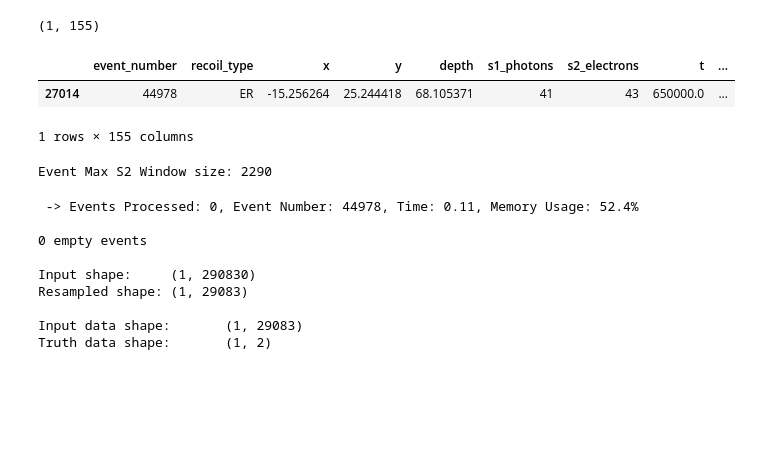
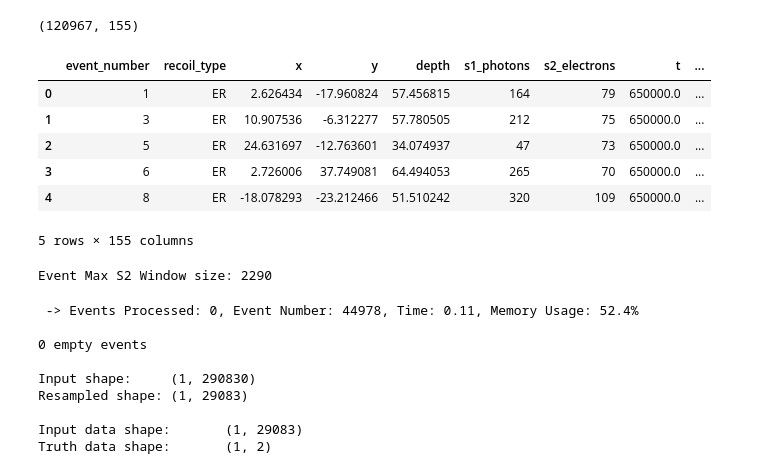
Before and after one commit to dbarg/pax_reconstruction, a Jupyter notebook: xy_s2waveforms/xy_S2waveforms_dnn_train_data.ipynb, the cells around one changed output. Drawn from its saved outputs; the diff is of its cells as text; code cells hidden in the pictures; blank space fills up the shorter version.

```diff
--- a/xy_s2waveforms/xy_S2waveforms_dnn_train_data.ipynb
+++ b/xy_s2waveforms/xy_S2waveforms_dnn_train_data.ipynb
@@ -41,40 +41,49 @@ input_path = input_dir + input_file
 ####################################################################################################
 ####################################################################################################
 
 cols = [
     'event_number',
     'event_s2_count',
     'event_s2_length',
     'event_s2_left',
     'event_s2_right',
     'intr_count',
     'x',
     'y',
     'intr_x',
     'intr_y']
 
-df_events, s2_window_max = getEventsDataFrame(input_path)
-df_events                = df_events[df_events['intr_count'] == 1].reset_index(drop=True)
-df_events                = df_events[0:nEventsTrain][:]
-#df_events                = df_events[:][cols]
+
+df_events     = pd.read_pickle(input_path)
+df_events     = df_events[df_events['intr_count'] == 1].reset_index(drop=True)
+s2_window_max = np.amax(df_events['event_s2_length'].as_matrix()  )
+
+#df_events, s2_window_max = getEventsDataFrame(input_path)
+#df_events                = df_events[df_events['intr_count'] == 1].reset_index(drop=True)
+#df_events                = df_events[0:nEventsTrain][:]
+##df_events                = df_events[:][cols]
 
 
 
 
 ####################################################################################################
 ####################################################################################################
 
 print(df_events.shape)
 display(df_events[0:5][:])
 
 print()
 print("Event Max S2 Window size: " + str(s2_window_max))
 print()
 # %% [output]
-(1, 155)
+(120967, 155)
 |  | event_number | recoil_type | x | y | depth | s1_photons | s2_electrons | t | ... |
-| 27014 | 44978 | ER | -15.256264 | 25.244418 | 68.105371 | 41 | 43 | 650000.0 | ... |
+| 0 | 1 | ER | 2.626434 | -17.960824 | 57.456815 | 164 | 79 | 650000.0 | ... |
+| 1 | 3 | ER | 10.907536 | -6.312277 | 57.780505 | 212 | 75 | 650000.0 | ... |
+| 2 | 5 | ER | 24.631697 | -12.763601 | 34.074937 | 47 | 73 | 650000.0 | ... |
+| 3 | 6 | ER | 2.726006 | 37.749081 | 64.494053 | 265 | 70 | 650000.0 | ... |
+| 4 | 8 | ER | -18.078293 | -23.212466 | 51.510242 | 320 | 109 | 650000.0 | ... |
-1 rows × 155 columns
+5 rows × 155 columns
 Event Max S2 Window size: 2290
 # %%
 
```
Also changed, not shown: 7 other files.
